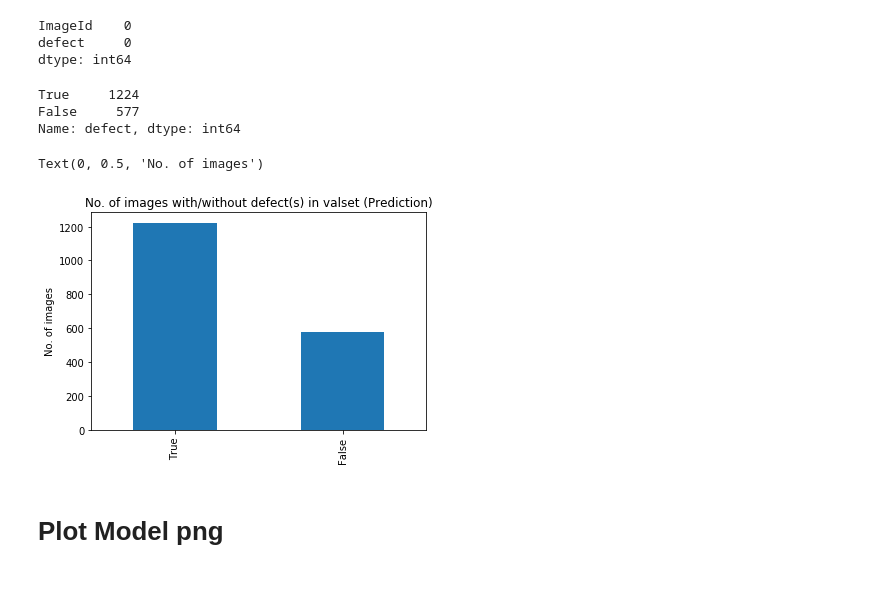
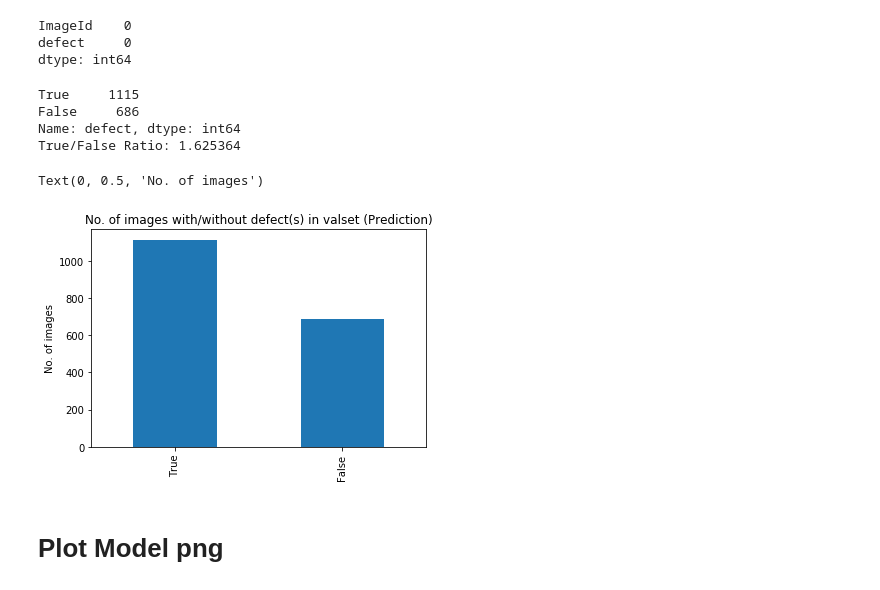
Before and after one commit to lamwaikitraymond/Steel-Defect-Defection, a Jupyter notebook: Steel-Step1-PredictDefectExsistance-ImageDataGenerator-Unet-14Sep.ipynb, the cells around one changed output. Drawn from its saved outputs; the diff is of its cells as text; code cells hidden in the pictures.

```diff
--- a/Steel-Step1-PredictDefectExsistance-ImageDataGenerator-Unet-14Sep.ipynb
+++ b/Steel-Step1-PredictDefectExsistance-ImageDataGenerator-Unet-14Sep.ipynb
@@ -493,7 +521,7 @@ def Create_model():
 def Load_model():
     keras.backend.clear_session()
 
-    model = load_model('./model/unet_BN_DO_valacc_0.9634.h5')
+    model = load_model('./model/unet_valacc.h5')
     #model.layers[0].trainable = False
 
     model.compile(
@@ -536,13 +564,13 @@ Wall time: 9.02 s
 from keras.callbacks import EarlyStopping, ReduceLROnPlateau, ModelCheckpoint
 
 callbacks = [
-             EarlyStopping(monitor='val_loss', patience=5, min_delta=1e-4),
+             EarlyStopping(monitor='val_loss', patience=8, min_delta=1e-4),
              ReduceLROnPlateau(monitor='val_loss', factor=0.5, patience=2, cooldown=1, min_lr=1e-6),
              ModelCheckpoint(filepath='./model/unet_valacc.h5', monitor='val_loss',
                              save_best_only=True, save_weights_only=False)
             ]
 # %%
-EPOCHS = 15
+EPOCHS = 20
 
 total_steps = y_train.shape[0] / BATCH_SIZE                # no. of train_images / batch size
 
@@ -882,16 +914,19 @@ defect     0
 dtype: int64
 # %%
 print(sample_submission['defect'].value_counts())
+print('True/False Ratio: {:f}'.
+      format(sample_submission['defect'].value_counts()[1]/sample_submission['defect'].value_counts()[0]))
 
 sample_submission['defect'].value_counts().plot(kind='bar')
 plt.title("No. of images with/without defect(s) in valset (Prediction)")
 plt.ylabel("No. of images")
 # %% [output]
-True     1224
-False     577
+True     1115
+False     686
 Name: defect, dtype: int64
+True/False Ratio: 1.625364
 Text(0, 0.5, 'No. of images')
-[figure, old version]
+[figure, new version]
 # %%
 sample_submission.to_csv('./output/submission_step1_noval.csv', index=False)
 # %% [markdown]
```
Also changed, not shown: parts of 20 cells of this notebook.
